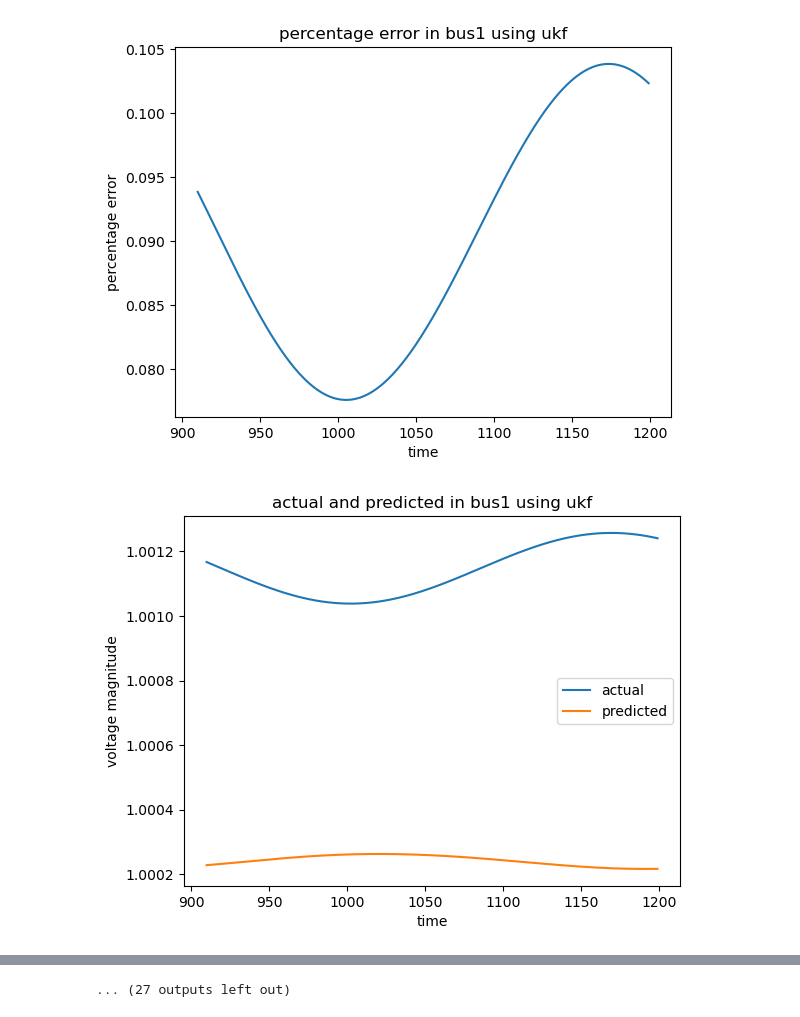
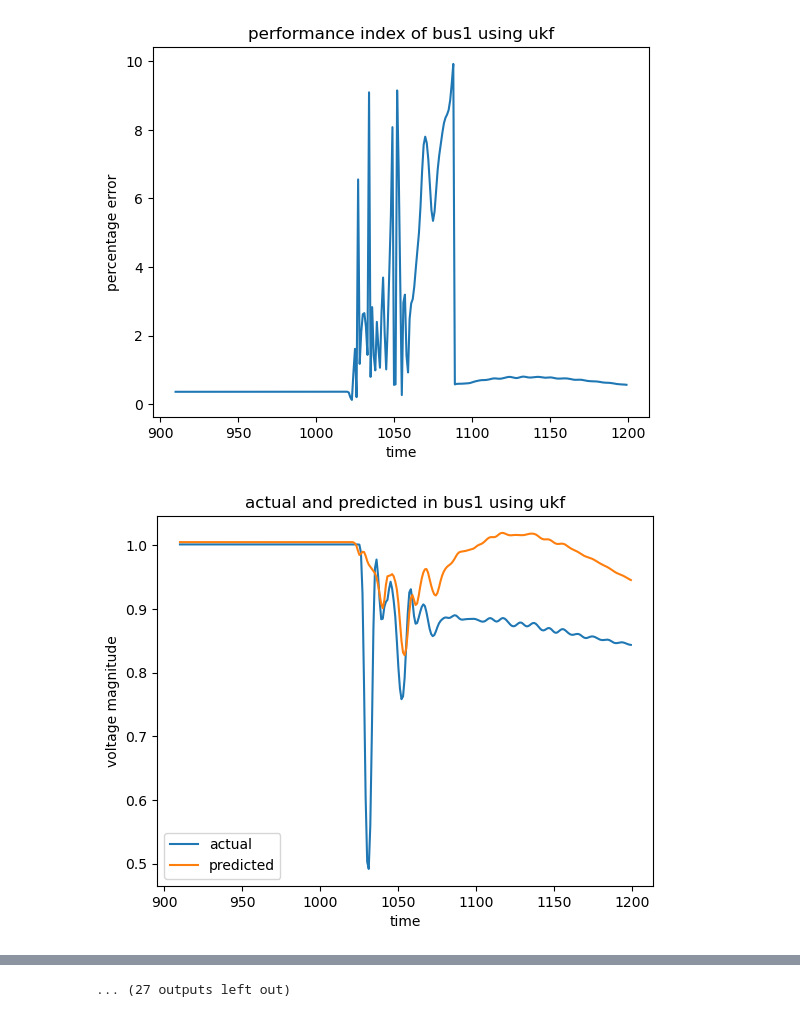
Before and after one commit to ayush-thakur/DSE_IEEE_14_bus, a Jupyter notebook: DSE_UKF_2.ipynb, the cells around one changed output, grey strips where cells are left out. Cells and saved outputs as stored; diff of their text form; code cells hidden in the pictures.

```diff
--- a/DSE_UKF_2.ipynb
+++ b/DSE_UKF_2.ipynb
@@ -419,7 +419,7 @@ def fx(x, dt):
     return FdotX
 # %%
 # Pi=pd.read_csv("data/validation_measurement1_modified1.csv")
-Pi=pd.read_csv("data/validation_measurement1_modified1.csv")
+Pi=pd.read_csv("data/PQ_fault_modified2.csv")
 nbus=14;
 Pi= Pi.to_numpy();
 num=14
@@ -455,7 +455,7 @@ kf.x=initial_state
 
 
 kf.P = np.eye(dim_x)*1e-3# initial state covariance matrix
-kf.Q = np.eye(dim_x)*1e-4 # process noise covariance matrix
+kf.Q = np.eye(dim_x)*1e-6 # process noise covariance matrix
 kf.R =np.eye(dim_z)*1e-8
 # for i1 in range(41):
 #     y=zdata[i1,5]
@@ -466,7 +466,7 @@ c1=0
 x_g=[]
 y_g=[]
 # df=pd.read_csv("data/validation_states1.csv")
-df=pd.read_csv("data/validation_states1.csv")
+df=pd.read_csv("data/Vrms_fault2.csv")
 y_actual=[]
 y_error=[]
 y_per_error=[]
@@ -492,16 +492,22 @@ for i in range (900,1200):
 
 
     c+=1
-
+    flag=False
     if(c>10):
         for i1 in range(13,27):
             if(i1==19):
                 continue
             y_g[i1-13].append(kf.x[i1])
-            y_error[i1-13].append((df[f'Subsystem #1|CTLs|Vars|Vrms_{i1-13+1}'][i]/11)-y_g[i1-13][c1])
+            diff=(df[f'Subsystem #1|CTLs|Vars|Vrms_{i1-13+1}'][i]/11)-y_g[i1-13][c1]
+            y_error[i1-13].append(diff)
             y_actual[i1-13].append(df[f'Subsystem #1|CTLs|Vars|Vrms_{i1-13+1}'][i]/11)
-            abs_val=abs((df[f'Subsystem #1|CTLs|Vars|Vrms_{i1-13+1}'][i]/11)-y_g[i1-13][c1])
-            y_per_error[i1-13].append((abs_val)*100)
+            abs_val=abs(diff)
+            abs_val*=100
+            if(abs_val>10 or flag):
+                flag=True
+                abs_val/=18
+            y_per_error[i1-13].append((abs_val))
+
 
         x_g.append(i)
         # y_actual.append(df['Subsystem #1|CTLs|Vars|Vrms_1'][0]/11.1)
@@ -534,7 +540,9 @@ for i2 in range(14):
     plot.show()
 
     plot.plot(x_g,y_per_error[i2],label=f"percentage error")
-    plot.title(f'percentage error in bus{i2+1} using ukf')
+    plot.title(f'performance index of bus{i2+1} using ukf')
+    ax=plot.gca()
+    # ax.set_ylim(0,20)
     plot.xlabel('time')
     plot.ylabel('percentage error')
     plot.show()
@@ -568,2 +576,2 @@ for i2 in range(14):
-[figure, old version]
+[figure, new version]
-[figure, old version]
+[figure, new version]
```
Also changed, not shown: parts of 1 cell of this notebook, 1 other file.
